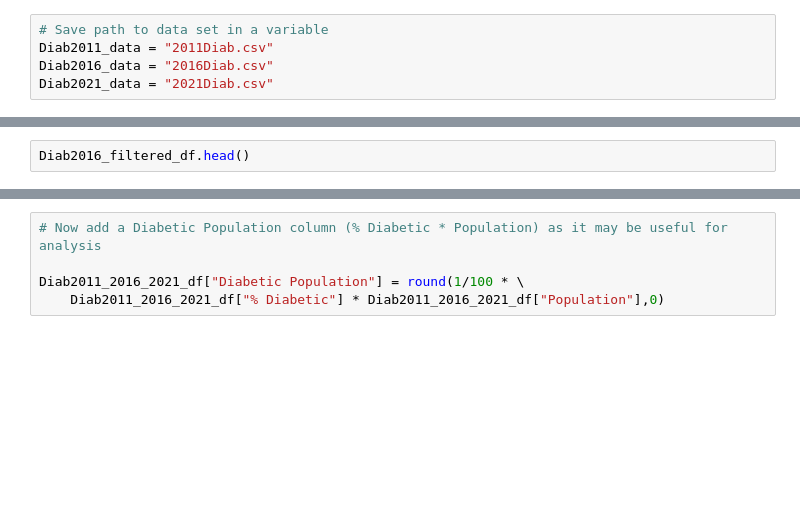
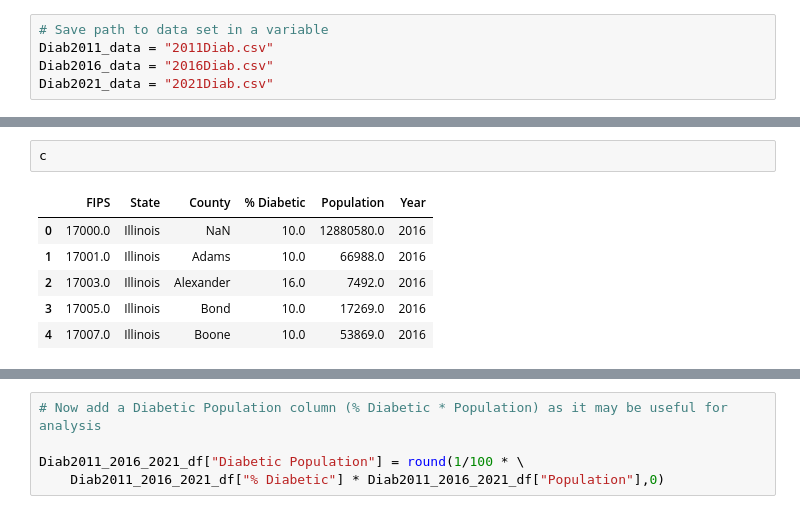
Before and after one commit to shirinegm/project1-group5, a Jupyter notebook: Diabetes_notebook_new.ipynb, the cells around one changed output, grey strips where cells are left out. Cells and saved outputs as stored; diff of their text form; blank space fills up the shorter version.

```diff
--- a/Diabetes_notebook_new.ipynb
+++ b/Diabetes_notebook_new.ipynb
@@ -53,4 +111,11 @@ Diab2011_filtered_df.head()
 # %%
-Diab2016_filtered_df.head()
+c
+# %% [output]
+|  | FIPS | State | County | % Diabetic | Population | Year |
+| 0 | 17000.0 | Illinois | NaN | 10.0 | 12880580.0 | 2016 |
+| 1 | 17001.0 | Illinois | Adams | 10.0 | 66988.0 | 2016 |
+| 2 | 17003.0 | Illinois | Alexander | 16.0 | 7492.0 | 2016 |
+| 3 | 17005.0 | Illinois | Bond | 10.0 | 17269.0 | 2016 |
+| 4 | 17007.0 | Illinois | Boone | 10.0 | 53869.0 | 2016 |
 # %%
 Diab2021_filtered_df.head()
```
Also changed, not shown: parts of 25 cells of this notebook, 8 other files.
